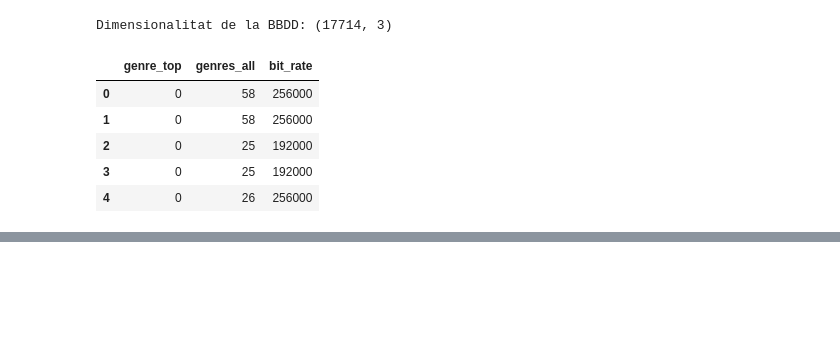
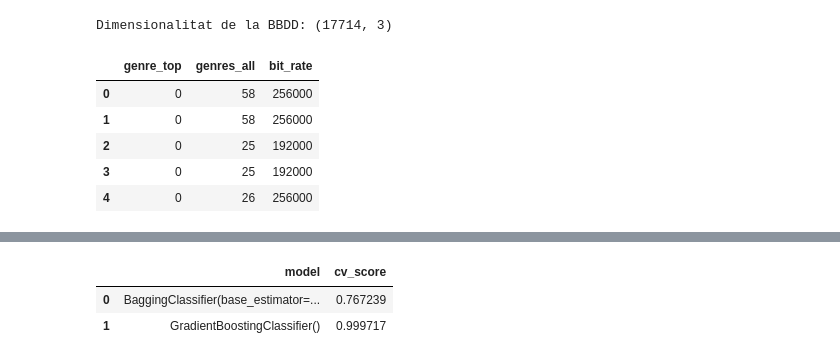
Before and after one commit to Rogerbenedito/English-song-data-from-2008-2017, a Jupyter notebook: Untitled.ipynb, the cells around one changed output, grey strips where cells are left out. Saved outputs shown, nothing was run; the diff lists cells and outputs as text; code cells hidden in the pictures; blank space fills up the shorter version.

```diff
--- a/Untitled.ipynb
+++ b/Untitled.ipynb
@@ -713,0 +694,25 @@ model_df.sort_values(by=['cv_score'], ascending=True).style.background_gradient(
+# %%
+samp = SMOTE()
+
+X_train,X_test, y_train, y_test = train_test_split(X, y, random_state=42)
+X_train, y_train =samp.fit_resample(X_train,y_train)
+
+scale = StandardScaler()
+X_train=scale.fit_transform(X_train)
+X_test=scale.transform(X_test)
+mod = []
+cv_score=[]
+
+model = [BaggingClassifier(base_estimator=svm.SVC(kernel='rbf', gamma=0.7, C=0.2)),
+         GradientBoostingClassifier()]
+for m in model:
+    cv_score.append(cross_val_score(m, X_train, y_train, scoring='accuracy', cv=7).mean())
+    mod.append(m)
+model_df=pd.DataFrame(columns=['model','cv_score'])
+model_df['model']=mod
+model_df['cv_score']=cv_score
+model_df.sort_values(by=['cv_score'], ascending=True).style.background_gradient(subset=['cv_score'])
+# %% [output]
+|  | model | cv_score |
+| 0 | BaggingClassifier(base_estimator=... | 0.767239 |
+| 1 | GradientBoostingClassifier() | 0.999717 |
```
Also changed, not shown: parts of 21 cells of this notebook.
